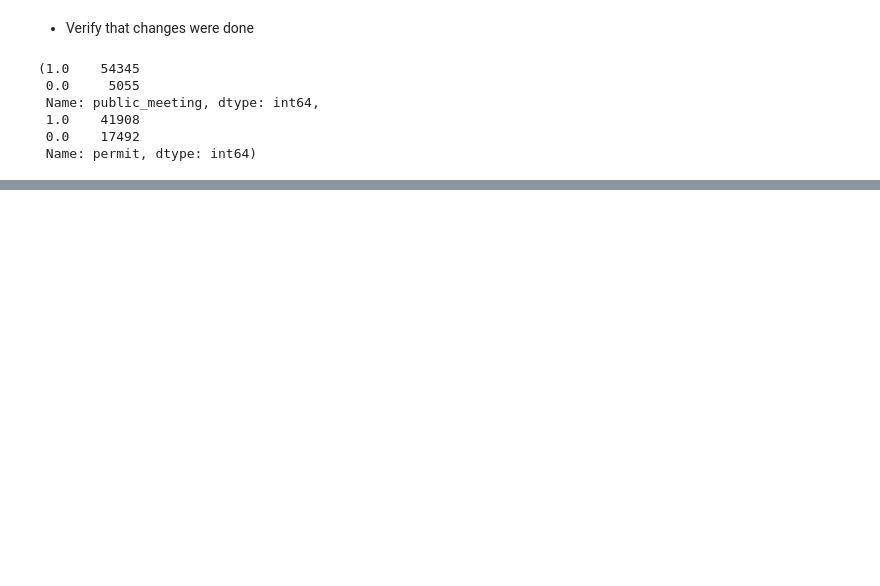
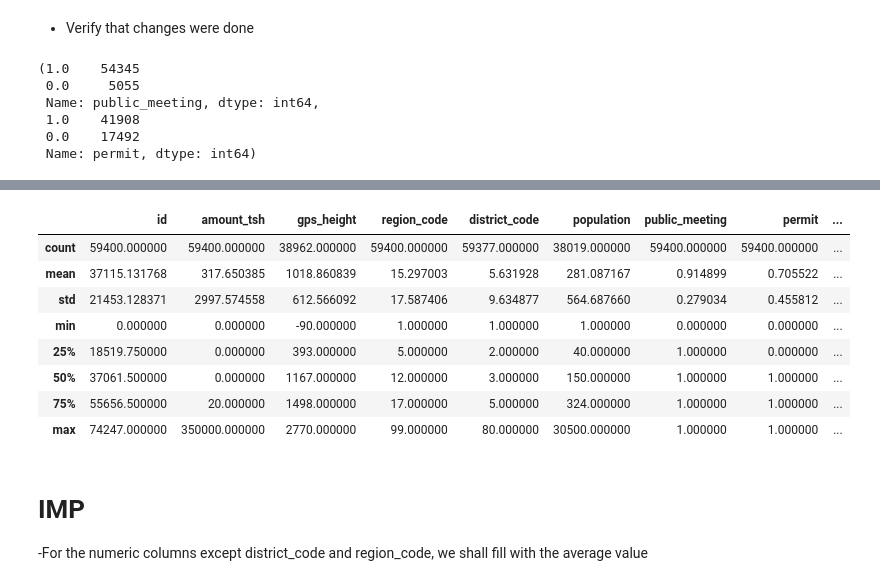
Before and after one commit to leonardkoyio/Phase-3-Project-_v1, a Jupyter notebook: index.ipynb, the cells around one changed output, grey strips where cells are left out. Saved outputs shown, nothing was run; the diff lists cells and outputs as text; code cells hidden in the pictures; blank space fills up the shorter version.

```diff
--- a/index.ipynb
+++ b/index.ipynb
@@ -773,0 +791,3 @@ memory usage: 9.5+ MB
+# %%
+df_concise = df_concise.drop(['construction_year'], axis = 1 )
+df_concise.columns
@@ -885,0 +902,5 @@ list
+# %%
+numeric_cols = ['age','region_code','district_code','population','gps_height']
+# %%
+for col in numeric_cols:
+    print(f"column : {col}. Zero Count : {len(df_concise[df_concise[col]==0])}. Mean: {df_concise[col].mean()}, Mode: {df_concise[col].mode()}, Median: {df_concise[col].median()} ")
@@ -885,0 +918,4 @@ list
+# %%
+for col in numeric_cols:
+    # Convert zero values to NaN in the 'gps_height' column
+    df_concise[col] = df_concise[col].replace(0, np.nan)
@@ -885,0 +960,16 @@ list
+# %%
+df_concise.describe()
+# %% [output]
+|  | id | amount_tsh | gps_height | region_code | district_code | population | public_meeting | permit | ... |
+| count | 59400.000000 | 59400.000000 | 38962.000000 | 59400.000000 | 59377.000000 | 38019.000000 | 59400.000000 | 59400.000000 | ... |
+| mean | 37115.131768 | 317.650385 | 1018.860839 | 15.297003 | 5.631928 | 281.087167 | 0.914899 | 0.705522 | ... |
+| std | 21453.128371 | 2997.574558 | 612.566092 | 17.587406 | 9.634877 | 564.687660 | 0.279034 | 0.455812 | ... |
+| min | 0.000000 | 0.000000 | -90.000000 | 1.000000 | 1.000000 | 1.000000 | 0.000000 | 0.000000 | ... |
+| 25% | 18519.750000 | 0.000000 | 393.000000 | 5.000000 | 2.000000 | 40.000000 | 1.000000 | 0.000000 | ... |
+| 50% | 37061.500000 | 0.000000 | 1167.000000 | 12.000000 | 3.000000 | 150.000000 | 1.000000 | 1.000000 | ... |
+| 75% | 55656.500000 | 20.000000 | 1498.000000 | 17.000000 | 5.000000 | 324.000000 | 1.000000 | 1.000000 | ... |
+| max | 74247.000000 | 350000.000000 | 2770.000000 | 99.000000 | 80.000000 | 30500.000000 | 1.000000 | 1.000000 | ... |
+# %% [markdown]
+# IMP
+
+-For the numeric columns except district_code and region_code, we shall fill with the average value
```
Also changed, not shown: parts of 30 cells of this notebook.
